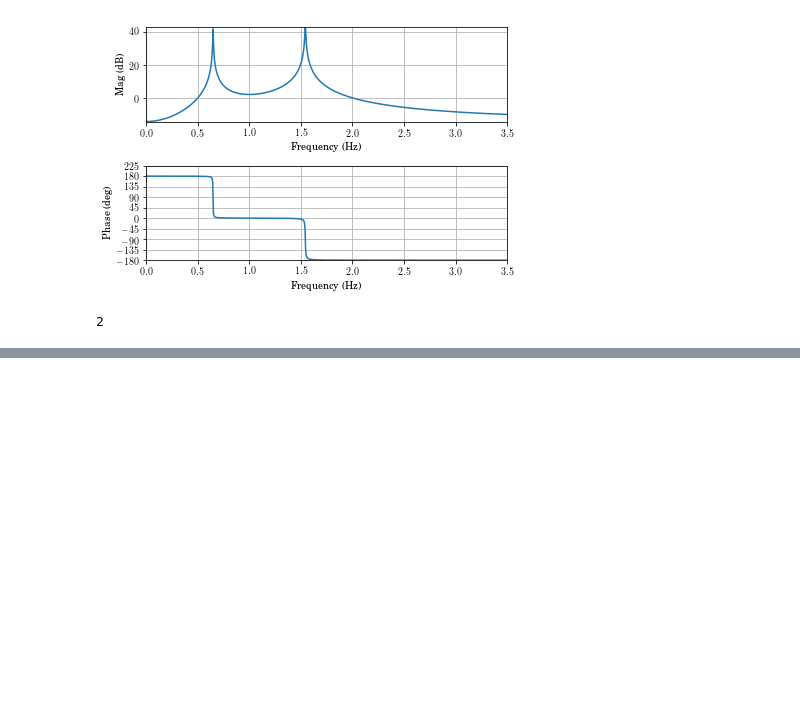
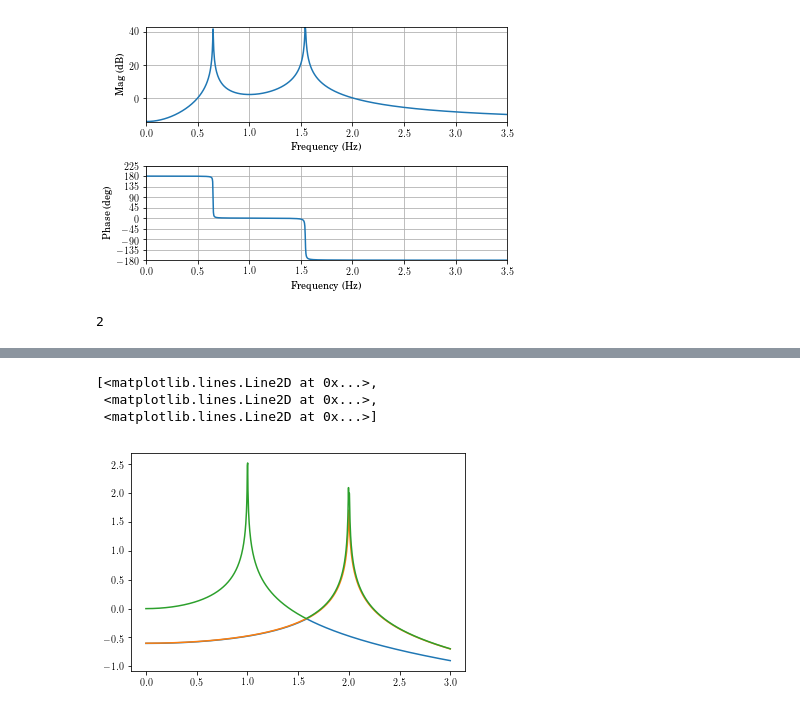
Before and after one commit to Vibration-Testing/vibrationtesting, a Jupyter notebook: docs/tutorial/Notebooks/CMIF.ipynb, the cells around one changed output, grey strips where cells are left out. Saved outputs shown, nothing was run; the diff lists cells and outputs as text; code cells hidden in the pictures; blank space fills up the shorter version.

```diff
--- a/docs/tutorial/Notebooks/CMIF.ipynb
+++ b/docs/tutorial/Notebooks/CMIF.ipynb
@@ -110,0 +121,2 @@ omega, H = vt.sos_frf(M, Damping, K, Bt, Cd, Cv, Ca, .0, 3, 1, 2)
+# %%
+cmifs = np.zeros((max([C.shape[0],B.shape[1]]),max(omega.shape)))
@@ -111 +127,12 @@ omega, H = vt.sos_frf(M, Damping, K, Bt, Cd, Cv, Ca, .0, 3, 1, 2)
+# %%
+for i, freq in enumerate(omega.reshape(-1)):
+    _, vals,_  = np.linalg.svd(H_all[:,i,:])
+    cmifs[:,i]= np.sort(vals).T
+# %%
+plt.plot(omega.T, np.log10(cmifs.T))
+# %% [output]
+[<matplotlib.lines.Line2D at 0x...>,
+ <matplotlib.lines.Line2D at 0x...>,
+ <matplotlib.lines.Line2D at 0x...>]
+[figure, added]
 # %%
```
Also changed, not shown: parts of 16 cells of this notebook.
